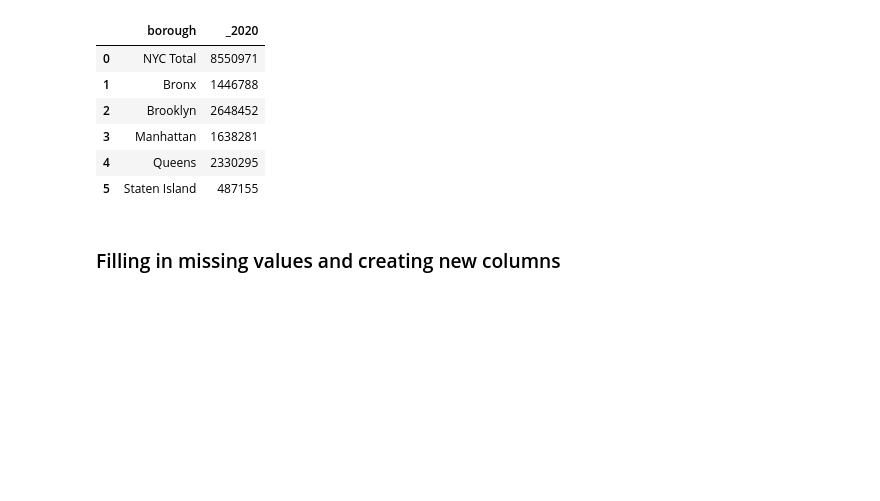
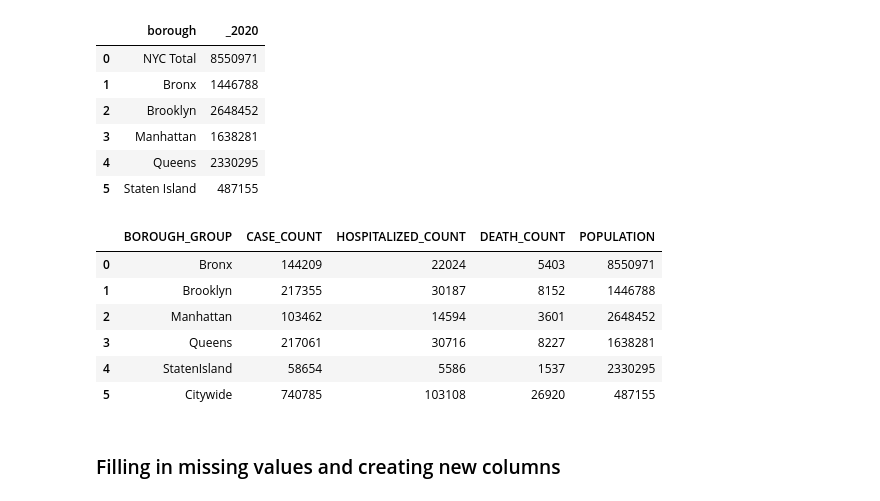
Before and after one commit to stanislava85/CovidReliefDashboard, a Jupyter notebook: third_diagram.ipynb, the cells around one changed output. Saved outputs shown, nothing was run; the diff lists cells and outputs as text; code cells hidden in the pictures; blank space fills up the shorter version.

```diff
--- a/third_diagram.ipynb
+++ b/third_diagram.ipynb
@@ -35,6 +31,20 @@ population[["borough","_2020"]]
 | 3 | Manhattan | 1638281 |
 | 4 | Queens | 2330295 |
 | 5 | Staten Island | 487155 |
+# %%
+totals_boro["POPULATION"] = population["_2020"]
+# %%
+totals_boro.drop(columns = ["CASE_RATE","HOSPITALIZED_RATE", "DEATH_RATE"], axis=1, inplace=True)
+# %%
+totals_boro
+# %% [output]
+|  | BOROUGH_GROUP | CASE_COUNT | HOSPITALIZED_COUNT | DEATH_COUNT | POPULATION |
+| 0 | Bronx | 144209 | 22024 | 5403 | 8550971 |
+| 1 | Brooklyn | 217355 | 30187 | 8152 | 1446788 |
+| 2 | Manhattan | 103462 | 14594 | 3601 | 2648452 |
+| 3 | Queens | 217061 | 30716 | 8227 | 1638281 |
+| 4 | StatenIsland | 58654 | 5586 | 1537 | 2330295 |
+| 5 | Citywide | 740785 | 103108 | 26920 | 487155 |
 # %% [markdown]
 ### Filling in missing values and creating new columns
 # %% [markdown]
```
Also changed, not shown: parts of 5 cells of this notebook.
